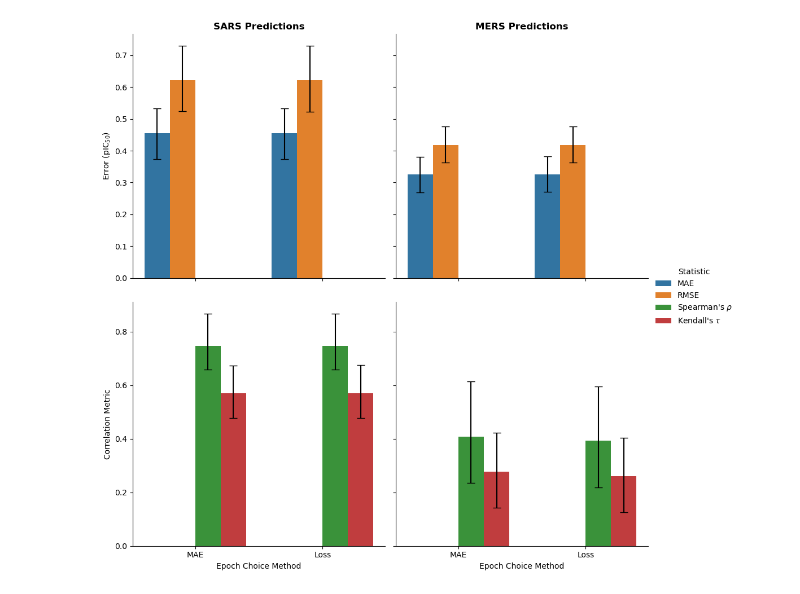
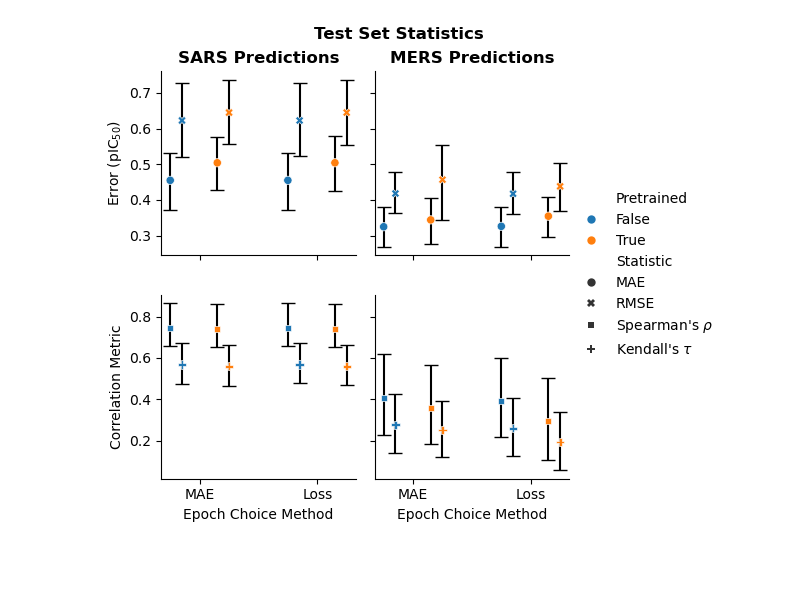
Before and after one commit to kaminow/asap-polaris-challenge-potency-2025, a Jupyter notebook: notebooks/stats_comp_plots.ipynb, the cells around one changed output. Cells and saved outputs as stored; diff of their text form; code cells hidden in the pictures; blank space fills up the shorter version.

```diff
--- a/notebooks/stats_comp_plots.ipynb
+++ b/notebooks/stats_comp_plots.ipynb
@@ -59,17 +89,19 @@ full_stats_df
 # %%
-fg = sns.catplot(
+fg = sns.relplot(
     full_stats_df,
-    x="Epoch Choice Method",
-    order=["MAE", "Loss"],
+    x="x",
     y="Value",
-    hue="Statistic",
-    hue_order=all_stats,
+    row="stat_type",
+    row_order=["err", "corr"],
+    hue="Pretrained",
+    hue_order=["False", "True"],
     col="Train Target",
     col_order=["SARS", "MERS"],
-    row="stat_type",
-    row_order=["err", "corr"],
-    kind="bar",
-    sharey="row",
+    style="Statistic",
+    style_order=["MAE", "RMSE", r"Spearman's $\rho$", r"Kendall's $\tau$"],
+    facet_kws={"sharex": True, "sharey": "row"},
+    height=2.5,
+    kind="scatter",
 )
 
 fg.set_axis_labels("Epoch Choice Method", "")
@@ -81,35 +113,48 @@ fg.axes.flatten()[1].set_title("MERS Predictions", fontdict={"fontweight": "bold
 
 fg.axes[0, 0].set_ylabel("Error (pIC$_\mathrm{50}$)")
 fg.axes[1, 0].set_ylabel("Correlation Metric")
 
+# max_err = max([ax.get_ylim()[1] for ax in fg.axes[0, :].ravel()])
+# # max_err = comb_stats_mean_df.loc[
+# #     comb_stats_mean_df["split"] == "test", "95ci_high"
+# # ].max()
+# for ax in fg.axes[0, :].ravel():
+#     ax.set_ylim(0, max_err)
+
+# min_corr = min([0] + [ax.get_ylim()[0] for ax in fg.axes[1, :].ravel()])
+# for ax in fg.axes[1, :].ravel():
+#     ax.set_ylim(min_corr, 1)
+
+fg.set(xticks=[0, 1], xticklabels=["MAE", "Loss"])
+
 # Add in errorbars
-color_palette = dict(zip(all_stats, sns.color_palette()))
 for (stat_type, target), ax in fg.axes_dict.items():
     base_idx = (
         (full_stats_df["stat_type"] == stat_type)
         & (full_stats_df["Train Target"] == target)
     )
     for epoch_choice, stat in product(["MAE", "Loss"], all_stats):
         idx = (
             base_idx
             & (full_stats_df["Statistic"] == stat)
             & (full_stats_df["Epoch Choice Method"] == epoch_choice)
         )
         g = full_stats_df.loc[idx, :]
         # display(g)
         ax.errorbar(
             x=g["x"].values,
             y=g["Value"].values,
             yerr=np.abs(
                 g[["95ci_low", "95ci_high"]].values.transpose()
                 - g["Value"].values.transpose()
             ),
             fmt="none",
             ecolor="black",
-            # ecolor=color_palette[loss],
             capsize=5,
-            # alpha=0.5,
+            zorder=-10,
         )
-    # fg.refline(x=x, ls="--", c="black")
+
+fg.figure.suptitle("Test Set Statistics", y=1.02, fontweight="bold")
+fg.savefig("../figures/test_set_stats.png", bbox_inches="tight", dpi=200)
 # %% [output]
-[figure, old version]
+[figure, new version]
```
Also changed, not shown: parts of 3 cells of this notebook, 1 other file.
